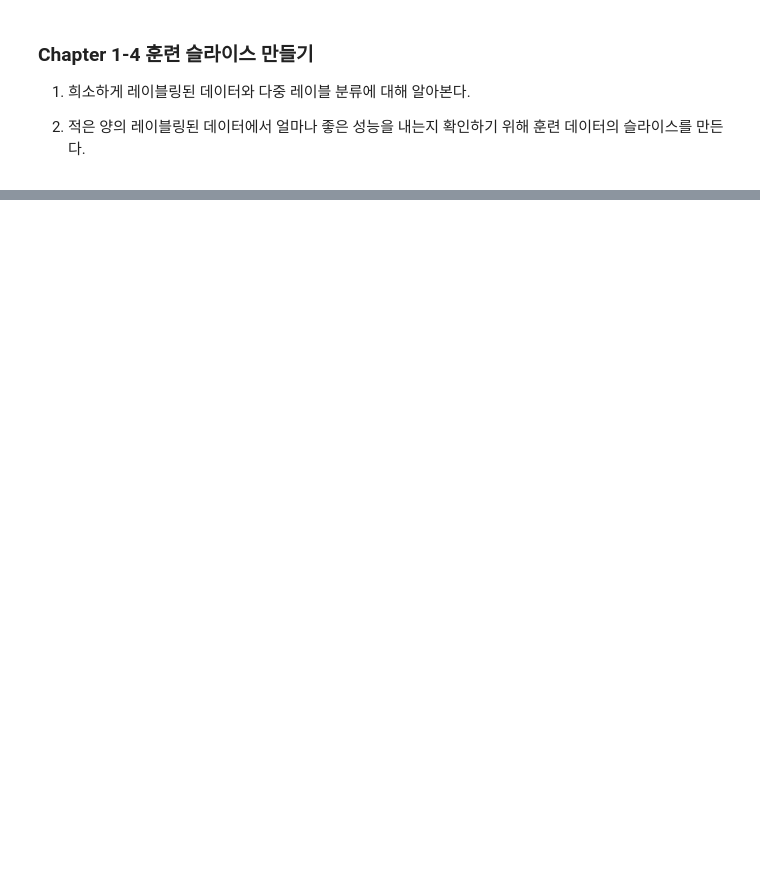
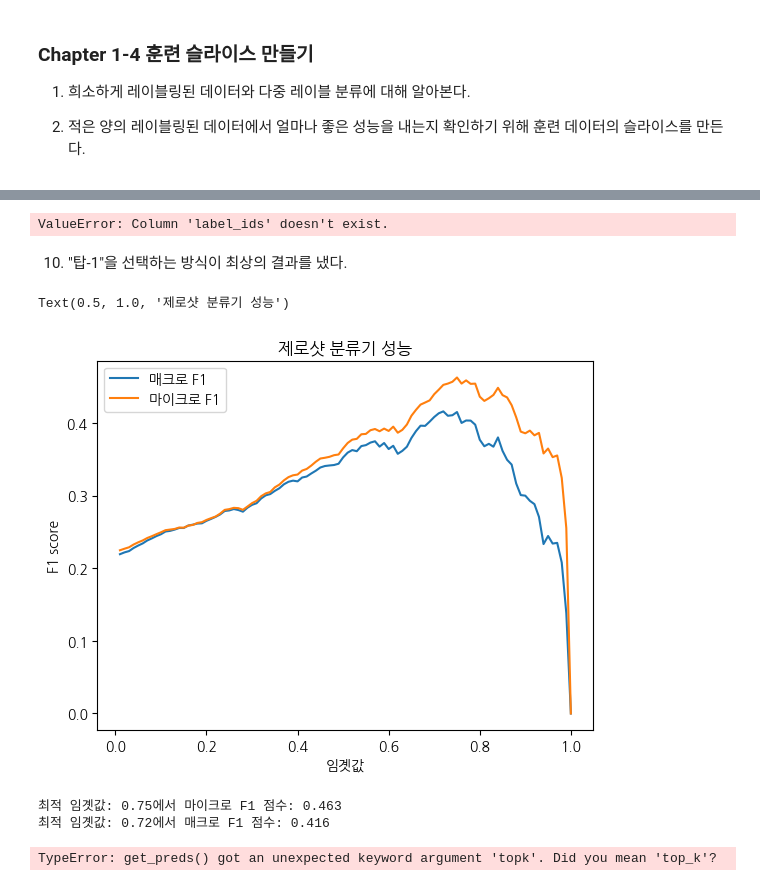
Before and after one commit to redinbluesky/nlp-with-transformers, a Jupyter notebook: 09-레이블_부족_문제_다루기.ipynb, the cells around one changed output, grey strips where cells are left out. Saved outputs shown, nothing was run; the diff lists cells and outputs as text; code cells hidden in the pictures; blank space fills up the shorter version.

```diff
--- a/09-레이블_부족_문제_다루기.ipynb
+++ b/09-레이블_부족_문제_다루기.ipynb
@@ -348,0 +600,57 @@ print("실제 분할 크기:", [len(x) for x in train_slices])
+# %%
+# 레이블을 사용해 사이킷런의 분류 리포트 결과를 반환하는 두 번째 함수 get_clf_report를 작성한다.
+def get_clf_report(ds):
+    y_true = np.array(ds["label_ids"])
+    y_pred = np.array(ds["pred_label_ids"])
+    clf_report = classification_report(
+        y_true, y_pred, target_names=mlb.classes_, zero_division=0,
+        output_dict=True)
+    return clf_report
+# %%
+# k를 증가시키면서 탑-k 방법을 적용 후 그래프를 그린다.
+macros, micros = [], []
+topks = [1, 2, 3, 4]
+for topk in topks:
+    ds_zero_shot = ds_zero_shot.map(get_preds, batched=False,
+                                    fn_kwargs={"top_k": topk})
+    clf_report = get_clf_report(ds_zero_shot)
+    macros.append(clf_report["macro avg"]["f1-score"])
+    micros.append(clf_report["micro avg"]["f1-score"])
+plt.plot(topks, macros, label="매크로 F1")
+plt.plot(topks, micros, label="마이크로 F1")
+plt.xlabel("Top k labels")
+plt.ylabel("F1 score")
+plt.legend(loc='best')
+plt.title("제로샷 분류기 성능")
+plt.show()
+# %% [output]
+ValueError: Column 'label_ids' doesn't exist.
+# %% [markdown]
+10. "탑-1"을 선택하는 방식이 최상의 결과를 냈다.
+# %%
+# 임곗값 방식과 비교한다.
+macros, micros = [], []
+thresholds = np.linspace(0.01, 1, 100)
+for threshold in thresholds:
+    ds_zero_shot = ds_zero_shot.map(get_preds, batched=False,
+                                    fn_kwargs={"threshold": threshold})
+    clf_report = get_clf_report(ds_zero_shot)
+    macros.append(clf_report["macro avg"]["f1-score"])
+    micros.append(clf_report["micro avg"]["f1-score"])
+plt.plot(thresholds, macros, label="매크로 F1")
+plt.plot(thresholds, micros, label="마이크로 F1")
+plt.xlabel("임곗값")
+plt.ylabel("F1 score")
+plt.legend(loc='best')
+plt.title("제로샷 분류기 성능")
+# %% [output]
+Text(0.5, 1.0, '제로샷 분류기 성능')
+[figure, added]
+# %%
+best_t, best_micro = thresholds[np.argmax(micros)], max(micros)
+print(f"최적 임곗값: {best_t:.2f}에서 마이크로 F1 점수: {best_micro:.3f}")
+best_t, best_macro = thresholds[np.argmax(macros)], max(macros)
+print(f"최적 임곗값: {best_t:.2f}에서 매크로 F1 점수: {best_macro:.3f}")
+# %% [output]
+최적 임곗값: 0.75에서 마이크로 F1 점수: 0.463
+최적 임곗값: 0.72에서 매크로 F1 점수: 0.416
@@ -348,0 +660,8 @@ print("실제 분할 크기:", [len(x) for x in train_slices])
+# %%
+ds_zero_shot = ds_zero_shot.map(get_preds, fn_kwargs={'topk': 1})
+clf_report = get_clf_report(ds_zero_shot)
+for train_slice in train_slices:
+    macro_scores['Zero Shot'].append(clf_report['macro avg']['f1-score'])
+    micro_scores['Zero Shot'].append(clf_report['micro avg']['f1-score'])
+# %% [output]
+TypeError: get_preds() got an unexpected keyword argument 'topk'. Did you mean 'top_k'?
```
Also changed, not shown: parts of 30 cells of this notebook, 2 other files.
